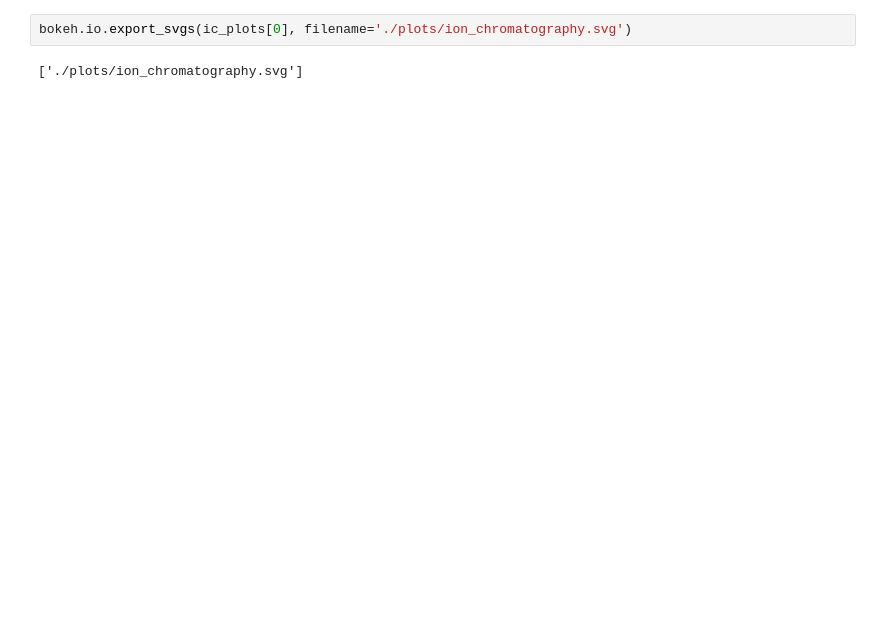
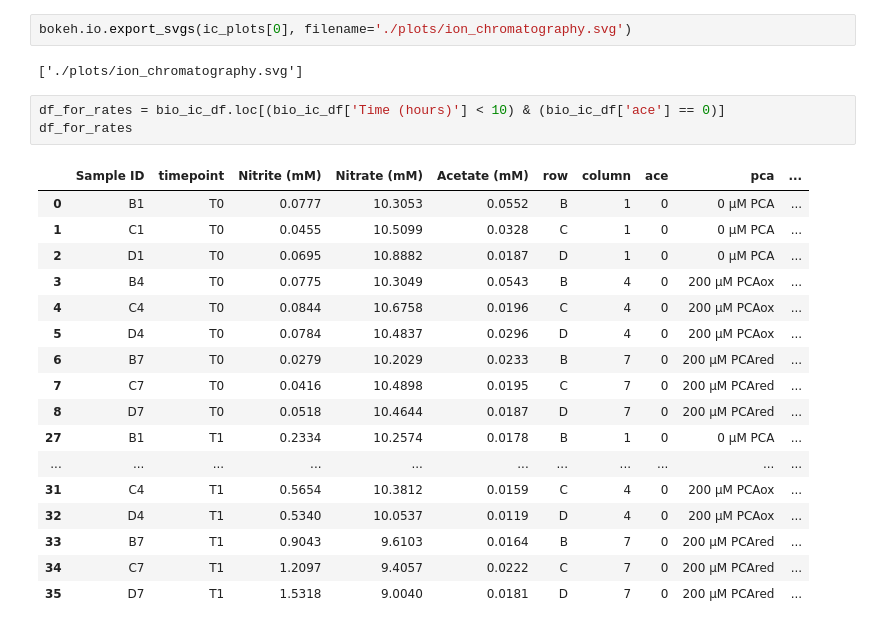
Before and after one commit to ltsypin/Cportucalensis_observation, a Jupyter notebook: Cportucalensis_observation_analysis.ipynb, the cells around one changed output. Cells and saved outputs as stored; diff of their text form; blank space fills up the shorter version.

```diff
--- a/Cportucalensis_observation_analysis.ipynb
+++ b/Cportucalensis_observation_analysis.ipynb
@@ -778,3 +803,24 @@ bokeh.io.show(ic_plots[0])
 bokeh.io.export_svgs(ic_plots[0], filename='./plots/ion_chromatography.svg')
 # %% [output]
 ['./plots/ion_chromatography.svg']
+# %%
+df_for_rates = bio_ic_df.loc[(bio_ic_df['Time (hours)'] < 10) & (bio_ic_df['ace'] == 0)]
+df_for_rates
+# %% [output]
+|  | Sample ID | timepoint | Nitrite (mM) | Nitrate (mM) | Acetate (mM) | row | column | ace | pca | ... |
+| 0 | B1 | T0 | 0.0777 | 10.3053 | 0.0552 | B | 1 | 0 | 0 µM PCA | ... |
+| 1 | C1 | T0 | 0.0455 | 10.5099 | 0.0328 | C | 1 | 0 | 0 µM PCA | ... |
+| 2 | D1 | T0 | 0.0695 | 10.8882 | 0.0187 | D | 1 | 0 | 0 µM PCA | ... |
+| 3 | B4 | T0 | 0.0775 | 10.3049 | 0.0543 | B | 4 | 0 | 200 µM PCAox | ... |
+| 4 | C4 | T0 | 0.0844 | 10.6758 | 0.0196 | C | 4 | 0 | 200 µM PCAox | ... |
+| 5 | D4 | T0 | 0.0784 | 10.4837 | 0.0296 | D | 4 | 0 | 200 µM PCAox | ... |
+| 6 | B7 | T0 | 0.0279 | 10.2029 | 0.0233 | B | 7 | 0 | 200 µM PCAred | ... |
+| 7 | C7 | T0 | 0.0416 | 10.4898 | 0.0195 | C | 7 | 0 | 200 µM PCAred | ... |
+| 8 | D7 | T0 | 0.0518 | 10.4644 | 0.0187 | D | 7 | 0 | 200 µM PCAred | ... |
+| 27 | B1 | T1 | 0.2334 | 10.2574 | 0.0178 | B | 1 | 0 | 0 µM PCA | ... |
+| ... | ... | ... | ... | ... | ... | ... | ... | ... | ... | ... |
+| 31 | C4 | T1 | 0.5654 | 10.3812 | 0.0159 | C | 4 | 0 | 200 µM PCAox | ... |
+| 32 | D4 | T1 | 0.5340 | 10.0537 | 0.0119 | D | 4 | 0 | 200 µM PCAox | ... |
+| 33 | B7 | T1 | 0.9043 | 9.6103 | 0.0164 | B | 7 | 0 | 200 µM PCAred | ... |
+| 34 | C7 | T1 | 1.2097 | 9.4057 | 0.0222 | C | 7 | 0 | 200 µM PCAred | ... |
+| 35 | D7 | T1 | 1.5318 | 9.0040 | 0.0181 | D | 7 | 0 | 200 µM PCAred | ... |
```
Also changed, not shown: parts of 7 cells of this notebook.
